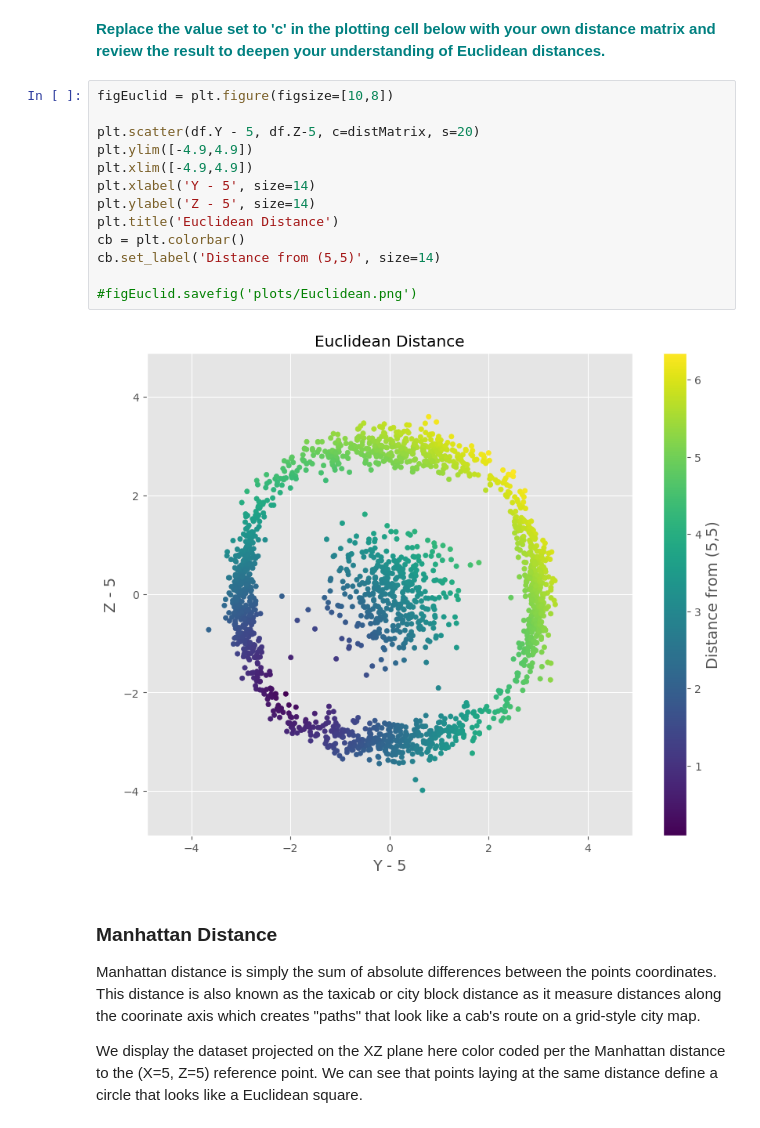
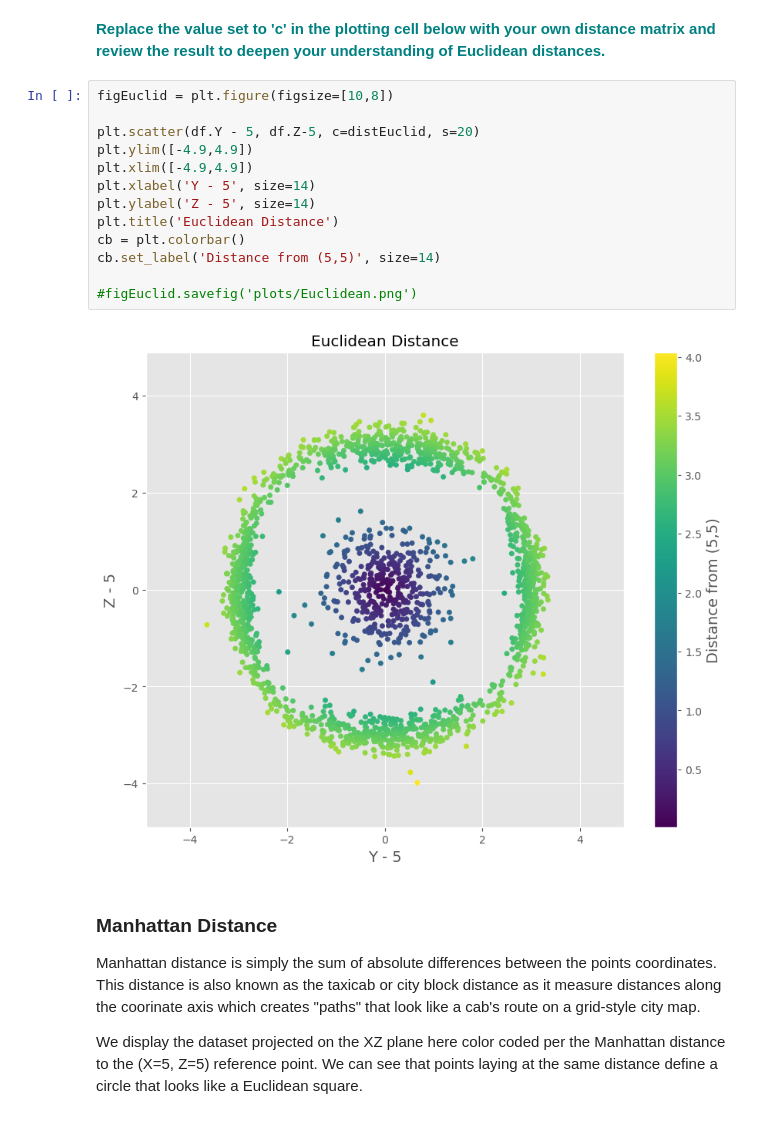
Before and after one commit to zjbrown0689/dsc, a Jupyter notebook: Euclidean_and_Manhattan_Distances_Case_Study.ipynb, the cells around one changed output. Saved outputs shown, nothing was run; the diff lists cells and outputs as text.

```diff
--- a/Euclidean_and_Manhattan_Distances_Case_Study.ipynb
+++ b/Euclidean_and_Manhattan_Distances_Case_Study.ipynb
@@ -40,18 +40,18 @@ distMatrix = np.sqrt((df.Z - 3)**2 + (df.Y - 3)**2)
 # %%
 figEuclid = plt.figure(figsize=[10,8])
 
-plt.scatter(df.Y - 5, df.Z-5, c=distMatrix, s=20)
+plt.scatter(df.Y - 5, df.Z-5, c=distEuclid, s=20)
 plt.ylim([-4.9,4.9])
 plt.xlim([-4.9,4.9])
 plt.xlabel('Y - 5', size=14)
 plt.ylabel('Z - 5', size=14)
 plt.title('Euclidean Distance')
 cb = plt.colorbar()
 cb.set_label('Distance from (5,5)', size=14)
 
 #figEuclid.savefig('plots/Euclidean.png')
 # %% [output]
-[figure, old version]
+[figure, new version]
 # %% [markdown]
 ### Manhattan Distance
 
```
Also changed, not shown: parts of 2 cells of this notebook, 3 other files.
